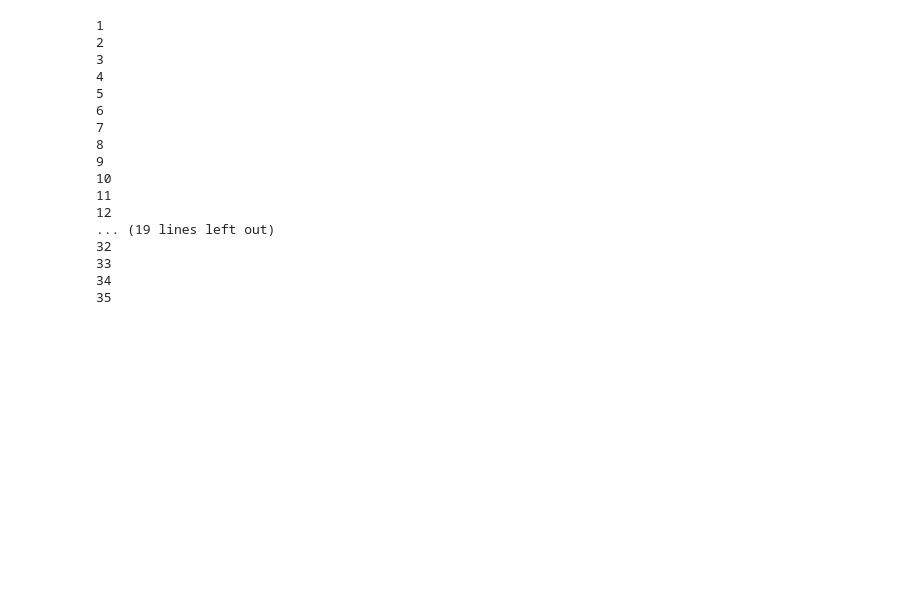
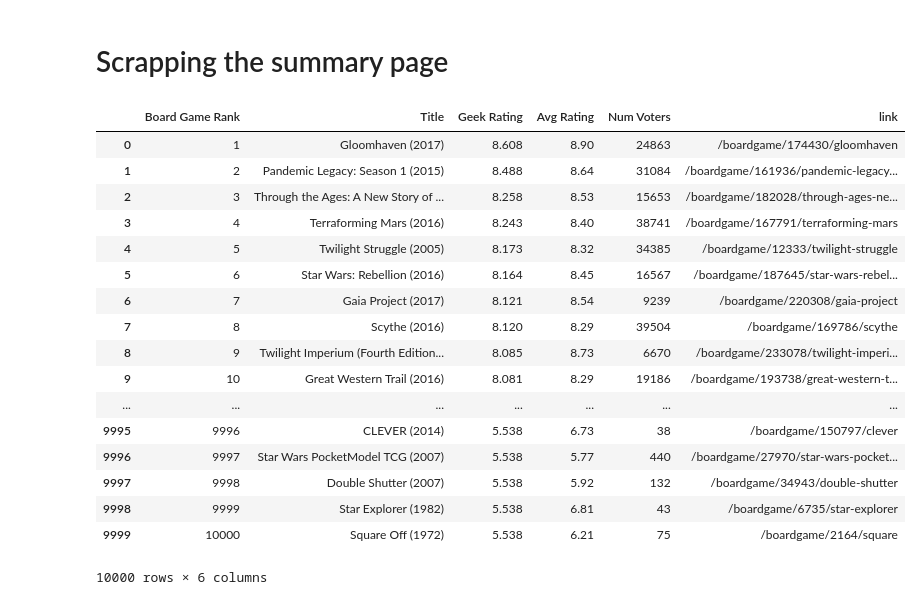
Before and after one commit to Szmariu/animated-winter, a Jupyter notebook: code.ipynb, the cells around one changed output. Cells and saved outputs as stored; diff of their text form; code cells hidden in the pictures; blank space fills up the shorter version.

```diff
--- a/code.ipynb
+++ b/code.ipynb
@@ -1,3 +9,5 @@
+# %% [markdown]
+# Scrapping the summary page
 # %%
 import requests
 from bs4 import BeautifulSoup
@@ -14,45 +24,64 @@ import re
 # %%
 headers = {'User-Agent': 'Animated Winter'}
 
+#Create an empty dataframe to hold the results
 summaryTable = pd.DataFrame()
 
-for i in range(1,36):
+# Each page has 100 boardgames, so we want to loop 100 times
+for i in range(1,101):
+    # Get the webpage
     r = requests.get('https://boardgamegeek.com/browse/boardgame/page/{}?sort=rank'.format(i), headers=headers)
+
+    # Convert to BS
     bs = BeautifulSoup(r.text)
-    table = bs.findAll(lambda tag: tag.name=='table' and tag.has_attr('class'))
-    tableHTML = table[2]
+
+    # Find the right table
+    table = bs.findAll(lambda tag: tag.name=='table' and tag.has_attr('cellpadding'))
+    tableHTML = table[0]
+
+    # Extract all the links
     urls = [np.where(tag.has_attr('href'),tag.get('href'),"no link") for tag in tableHTML.find_all('a')]
     urls = pd.DataFrame(urls)
+
+    # Convert the HTML of the table to pandas (very usefull function)
     pandasTable = pd.read_html(str(tableHTML), header=0)[0]
 
+    # Format the links
     urls[0] = urls[0].astype(str)
     urls = urls[urls[0].str.contains("/boardgame/")][1:]
     urls = urls[~urls[0].str.contains("/marketplace/")]
+
+    # Remove any duplicates
     urls = pd.unique(urls[0])
     urls = pd.DataFrame(urls)
 
+    # Merge the links into the DF
     pandasTable['link'] = urls
+
+    # Drop unused columns
     pandasTable = pandasTable.drop(['Unnamed: 1', 'Shop'], axis = 1)
 
+    # Create or extend the existing summary table
     if summaryTable.empty:
         summaryTable = pandasTable
     else:
         summaryTable = pd.concat([summaryTable, pandasTable],ignore_index=True)
 # %% [output]
+|  | Board Game Rank | Title | Geek Rating | Avg Rating | Num Voters | link |
+| 0 | 1 | Gloomhaven (2017) | 8.608 | 8.90 | 24863 | /boardgame/174430/gloomhaven |
+| 1 | 2 | Pandemic Legacy: Season 1 (2015) | 8.488 | 8.64 | 31084 | /boardgame/161936/pandemic-legacy... |
+| 2 | 3 | Through the Ages: A New Story of ... | 8.258 | 8.53 | 15653 | /boardgame/182028/through-ages-ne... |
+| 3 | 4 | Terraforming Mars (2016) | 8.243 | 8.40 | 38741 | /boardgame/167791/terraforming-mars |
+| 4 | 5 | Twilight Struggle (2005) | 8.173 | 8.32 | 34385 | /boardgame/12333/twilight-struggle |
+| 5 | 6 | Star Wars: Rebellion (2016) | 8.164 | 8.45 | 16567 | /boardgame/187645/star-wars-rebel... |
+| 6 | 7 | Gaia Project (2017) | 8.121 | 8.54 | 9239 | /boardgame/220308/gaia-project |
+| 7 | 8 | Scythe (2016) | 8.120 | 8.29 | 39504 | /boardgame/169786/scythe |
+| 8 | 9 | Twilight Imperium (Fourth Edition... | 8.085 | 8.73 | 6670 | /boardgame/233078/twilight-imperi... |
+| 9 | 10 | Great Western Trail (2016) | 8.081 | 8.29 | 19186 | /boardgame/193738/great-western-t... |
+| ... | ... | ... | ... | ... | ... | ... |
+| 9995 | 9996 | CLEVER (2014) | 5.538 | 6.73 | 38 | /boardgame/150797/clever |
+| 9996 | 9997 | Star Wars PocketModel TCG (2007) | 5.538 | 5.77 | 440 | /boardgame/27970/star-wars-pocket... |
+| 9997 | 9998 | Double Shutter (2007) | 5.538 | 5.92 | 132 | /boardgame/34943/double-shutter |
+| 9998 | 9999 | Star Explorer (1982) | 5.538 | 6.81 | 43 | /boardgame/6735/star-explorer |
+| 9999 | 10000 | Square Off (1972) | 5.538 | 6.21 | 75 | /boardgame/2164/square |
-1
-2
-3
-4
-5
-6
-7
-8
-9
-10
-11
-12
-... (19 lines left out)
-32
-33
-34
-35
+10000 rows × 6 columns
```
Also changed, not shown: parts of 12 cells of this notebook, 2 other files.
